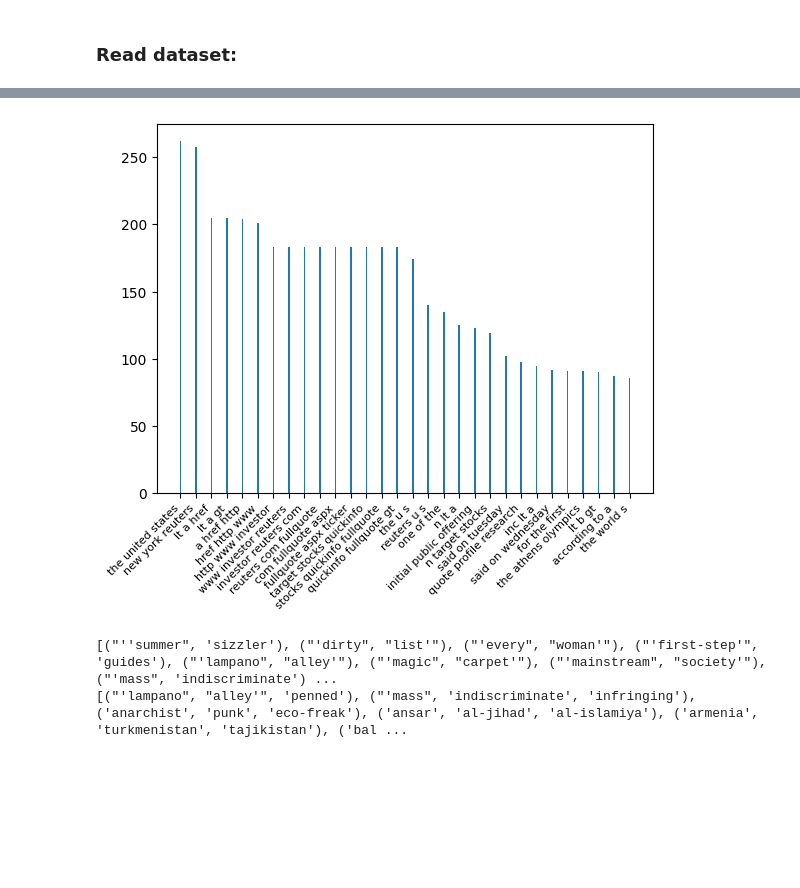
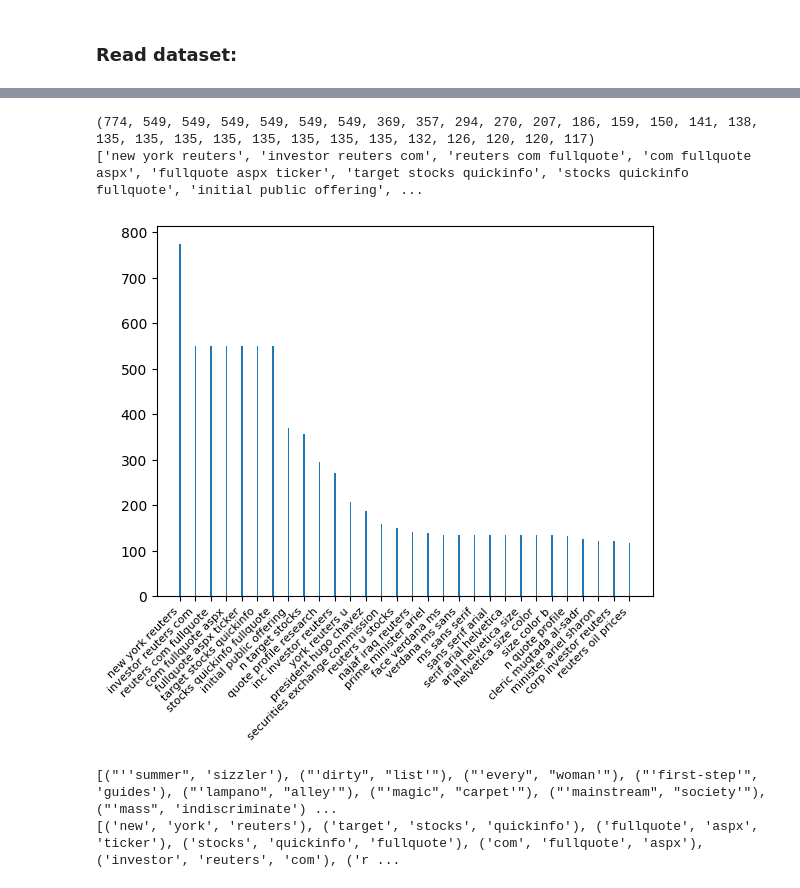
Before and after one commit to daniilprohorov/nlp-23-autumn, a Jupyter notebook: projects/daniilprohorov/lab2/src/lab2.ipynb, the cells around one changed output, grey strips where cells are left out. Cells and saved outputs as stored; diff of their text form; code cells hidden in the pictures; blank space fills up the shorter version.

```diff
--- a/projects/daniilprohorov/lab2/src/lab2.ipynb
+++ b/projects/daniilprohorov/lab2/src/lab2.ipynb
@@ -47,6 +47,9 @@ exe('../../lab1/assets/train.csv', 10000)
 # df = pd.read_csv('../assets/test.csv', header=None)
 df = pd.read_csv('../assets/train.csv', header=None)
 # %%
+
+from nltk.corpus import stopwords
+nltk.download('stopwords')
 
 def lines(df):
     return df[2].count()
@@ -58,16 +61,6 @@ def str_by_id(id, df):
     else:
         raise Exception("id > items in file")
 
-
-def t_score(trigram, freqs_dict, dictionary):
-    n = 3
-    count = freqs_dict[trigram]
-    multiplication = 1
-    for word in trigram:
-        lemma_id = dictionary.token2id[word]
-        multiplication *= dictionary.cfs[lemma_id]
-    part = multiplication / pow(dictionary.num_pos, n - 1)
-    return (count - part) / pow(count, 1 / n)
 
 
 # classes = ['0', '1', '2', '3']
@@ -94,11 +87,8 @@ def create_trigrams(words):
 
 def frq_calculation(trigrams):
     storage = {}
-    md = hashlib.md5()
     for trigram in trigrams:
         trigramConcat = ''.join(trigram)
-        #md.update(trigramConcat.encode('UTF-8'))
-        #hash = md.hexdigest()
         if trigramConcat in storage:
             count, trigram_ = storage[trigramConcat]
             storage[trigramConcat] = (count + 1, trigram_)
@@ -107,7 +97,11 @@ def frq_calculation(trigrams):
     return storage
 
 baseDir = '../assets/annotated-corpus/train/'
-words = get_words(baseDir)
+words_nf = get_words(baseDir)
+stopwords_new = ['lt', 'http', 'www', 'href', 'gt', 'font'] + stopwords.words('english')
+#words = [word for word in words_nf if word not in stopwords.words('english')]
+words = [word for word in words_nf if word not in stopwords_new]
+
 trigrams = create_trigrams(words)
 storage = frq_calculation(trigrams)
 storage_values = list(storage.values())
@@ -115,7 +109,6 @@ storage_sorted = sorted(storage_values, key=lambda x: x[0], reverse=True)
 
 fig, ax = plt.subplots()
 
-fruits = ['apple', 'blueberry', 'cherry', 'orange']
 counts, trigrams_list = zip(*storage_sorted[:30])
 trigrams_str = [' '.join(trg) for trg in trigrams_list]
 #
@@ -130,4 +123,6 @@ plt.show()
+(774, 549, 549, 549, 549, 549, 549, 369, 357, 294, 270, 207, 186, 159, 150, 141, 138, 135, 135, 135, 135, 135, 135, 135, 135, 132, 126, 120, 120, 117)
+['new york reuters', 'investor reuters com', 'reuters com fullquote', 'com fullquote aspx', 'fullquote aspx ticker', 'target stocks quickinfo', 'stocks quickinfo fullquote', 'initial public offering', ...
-[figure, old version]
+[figure, new version]
 # %%
 import nltk
 from nltk.collocations import *
@@ -141,10 +136,10 @@ finder_bi = BigramCollocationFinder.from_words(words)
 finder_thr = TrigramCollocationFinder.from_words(words)
 
 print(finder_bi.nbest(bigram_measures.pmi, 10))
-print(finder_thr.nbest(trigram_measures.pmi, 10))
+print(finder_thr.nbest(trigram_measures.student_t, 30))
 # %% [output]
 [("''summer", 'sizzler'), ("'dirty", "list'"), ("'every", "woman'"), ("'first-step'", 'guides'), ("'lampano", "alley'"), ("'magic", "carpet'"), ("'mainstream", "society'"), ("'mass", 'indiscriminate') ...
-[("'lampano", "alley'", 'penned'), ("'mass", 'indiscriminate', 'infringing'), ('anarchist', 'punk', 'eco-freak'), ('ansar', 'al-jihad', 'al-islamiya'), ('armenia', 'turkmenistan', 'tajikistan'), ('bal ...
+[('new', 'york', 'reuters'), ('target', 'stocks', 'quickinfo'), ('fullquote', 'aspx', 'ticker'), ('stocks', 'quickinfo', 'fullquote'), ('com', 'fullquote', 'aspx'), ('investor', 'reuters', 'com'), ('r ...
 # %%
 storage_values = list(storage.values())
 storage_sorted = sorted(storage_values, key=lambda x: x[0], reverse=True)
```
Also changed, not shown: parts of 7 cells of this notebook.
